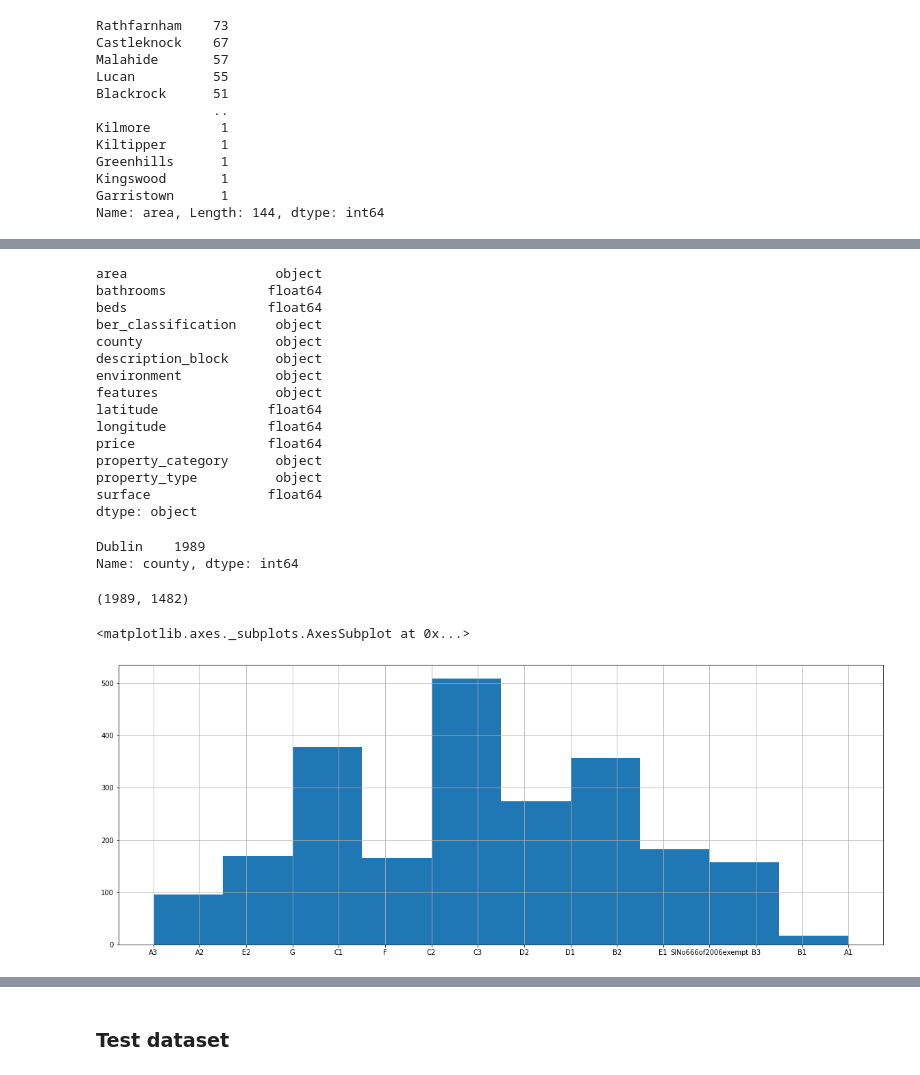
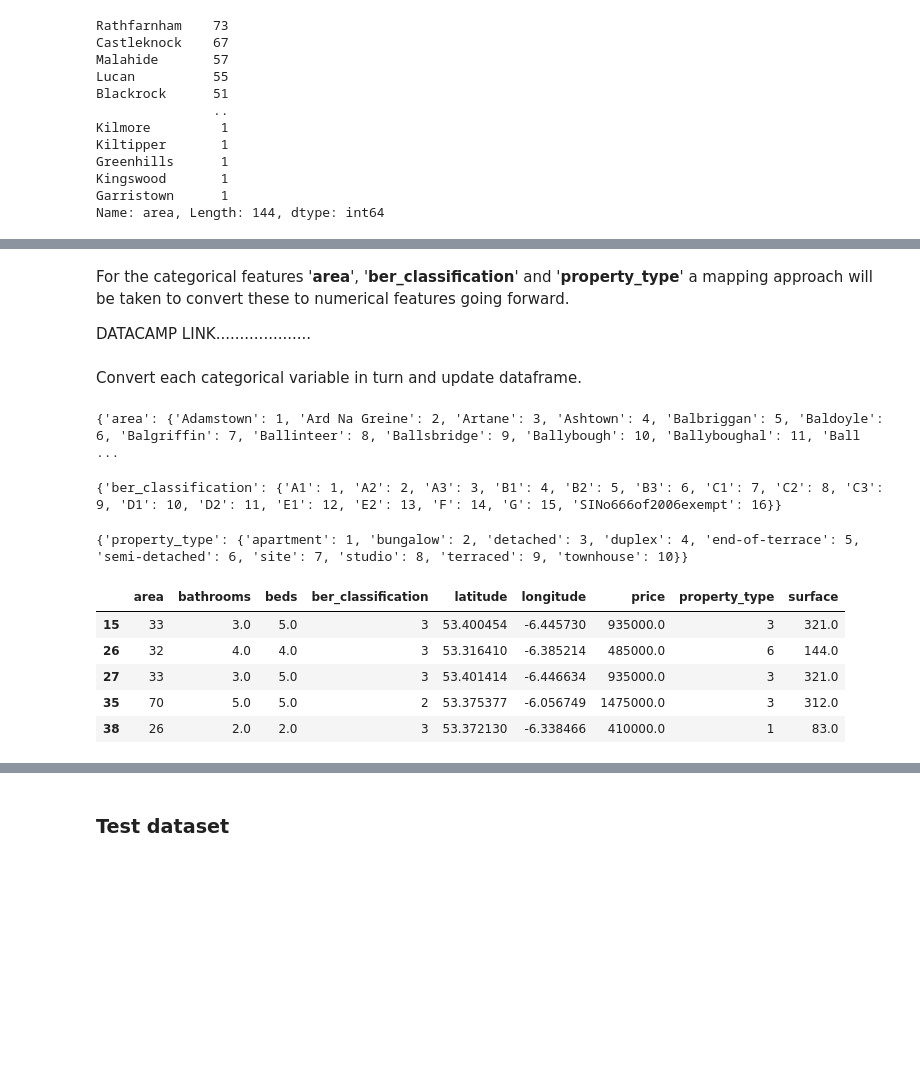
Before and after one commit to M-McKegney/ET5003_SEM1_2021-2, a Jupyter notebook: ET5003_Etivity2_MichaelMcKegney_20149743.ipynb, the cells around one changed output, grey strips where cells are left out. Drawn from its saved outputs; the diff is of its cells as text; code cells hidden in the pictures; blank space fills up the shorter version.

```diff
--- a/ET5003_Etivity2_MichaelMcKegney_20149743.ipynb
+++ b/ET5003_Etivity2_MichaelMcKegney_20149743.ipynb
@@ -320,2 +314,0 @@ IndexingError: ignored
-# %%
-dftrain_adj.drop(dftrain_adj[dftrain_adj.beds == 0].index, inplace=True)
@@ -339,23 +363,45 @@ Use one-hot encoding to make the categorical variables now numeric.
+# %% [markdown]
+For the categorical features '**area**', '**ber_classification**' and '**property_type**' a mapping approach will be taken to convert these to numerical features going forward.
+
+DATACAMP LINK....................
+# %% [markdown]
+Convert each categorical variable in turn and update dataframe.
+# %%
+labels = dftrain_adj['area'].astype('category').cat.categories.tolist()
+
+replace_map_comp = {'area' : {k: v for k,v in zip(labels,list(range(1,len(labels)+1)))}}
+
+print(replace_map_comp)
+
+dftrain_adj.replace(replace_map_comp, inplace=True)
+# %% [output]
+{'area': {'Adamstown': 1, 'Ard Na Greine': 2, 'Artane': 3, 'Ashtown': 4, 'Balbriggan': 5, 'Baldoyle': 6, 'Balgriffin': 7, 'Ballinteer': 8, 'Ballsbridge': 9, 'Ballybough': 10, 'Ballyboughal': 11, 'Ball ...
+# %%
+labels = dftrain_adj['ber_classification'].astype('category').cat.categories.tolist()
+
+replace_map_comp = {'ber_classification' : {k: v for k,v in zip(labels,list(range(1,len(labels)+1)))}}
+
+print(replace_map_comp)
+
+dftrain_adj.replace(replace_map_comp, inplace=True)
+# %% [output]
+{'ber_classification': {'A1': 1, 'A2': 2, 'A3': 3, 'B1': 4, 'B2': 5, 'B3': 6, 'C1': 7, 'C2': 8, 'C3': 9, 'D1': 10, 'D2': 11, 'E1': 12, 'E2': 13, 'F': 14, 'G': 15, 'SINo666of2006exempt': 16}}
+# %%
+labels = dftrain_adj['property_type'].astype('category').cat.categories.tolist()
+
+replace_map_comp = {'property_type' : {k: v for k,v in zip(labels,list(range(1,len(labels)+1)))}}
+
+print(replace_map_comp)
+
+dftrain_adj.replace(replace_map_comp, inplace=True)
+# %% [output]
+{'property_type': {'apartment': 1, 'bungalow': 2, 'detached': 3, 'duplex': 4, 'end-of-terrace': 5, 'semi-detached': 6, 'site': 7, 'studio': 8, 'terraced': 9, 'townhouse': 10}}
 # %%
-dftrain_adj.dtypes
+dftrain_adj.head()
 # %% [output]
-area                   object
-bathrooms             float64
-beds                  float64
-ber_classification     object
-county                 object
-description_block      object
-environment            object
-features               object
-latitude              float64
-longitude             float64
-price                 float64
-property_category      object
-property_type          object
-surface               float64
-dtype: object
+|  | area | bathrooms | beds | ber_classification | latitude | longitude | price | property_type | surface |
+| 15 | 33 | 3.0 | 5.0 | 3 | 53.400454 | -6.445730 | 935000.0 | 3 | 321.0 |
+| 26 | 32 | 4.0 | 4.0 | 3 | 53.316410 | -6.385214 | 485000.0 | 6 | 144.0 |
+| 27 | 33 | 3.0 | 5.0 | 3 | 53.401414 | -6.446634 | 935000.0 | 3 | 321.0 |
+| 35 | 70 | 5.0 | 5.0 | 2 | 53.375377 | -6.056749 | 1475000.0 | 3 | 312.0 |
+| 38 | 26 | 2.0 | 2.0 | 3 | 53.372130 | -6.338466 | 410000.0 | 1 | 83.0 |
-# %%
-dftrain_adj['county'].value_counts()
-# %% [output]
-Dublin    1989
-Name: county, dtype: int64
@@ -368,13 +407,0 @@ Name: county, dtype: int64
-# %%
-# dftrain_adj.head()
-
-dftrain_adj.shape
-# %% [output]
-(1989, 1482)
-# %%
-dftrain_adj['ber_classification'].value_counts(dropna=False)
-
-dftrain_adj['ber_classification'].hist(figsize=(20, 7.5))
-# %% [output]
-<matplotlib.axes._subplots.AxesSubplot at 0x...>
-[figure, removed]
```
Also changed, not shown: parts of 23 cells of this notebook.
